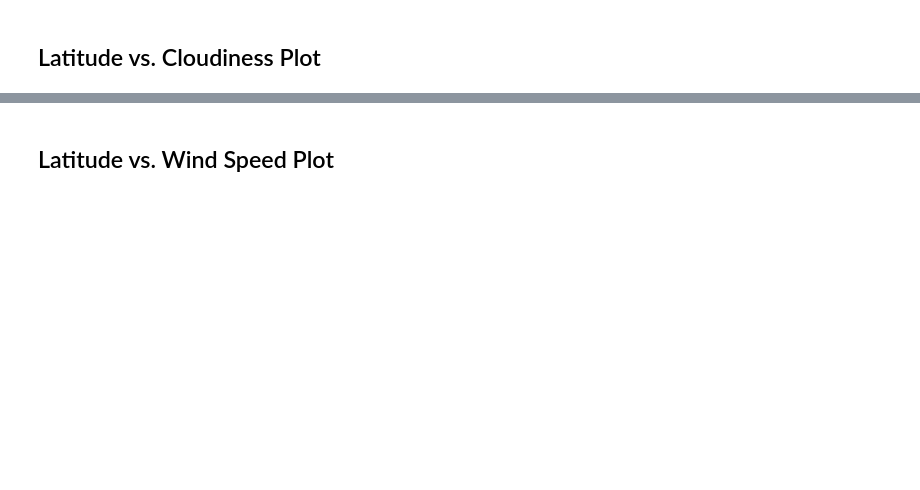
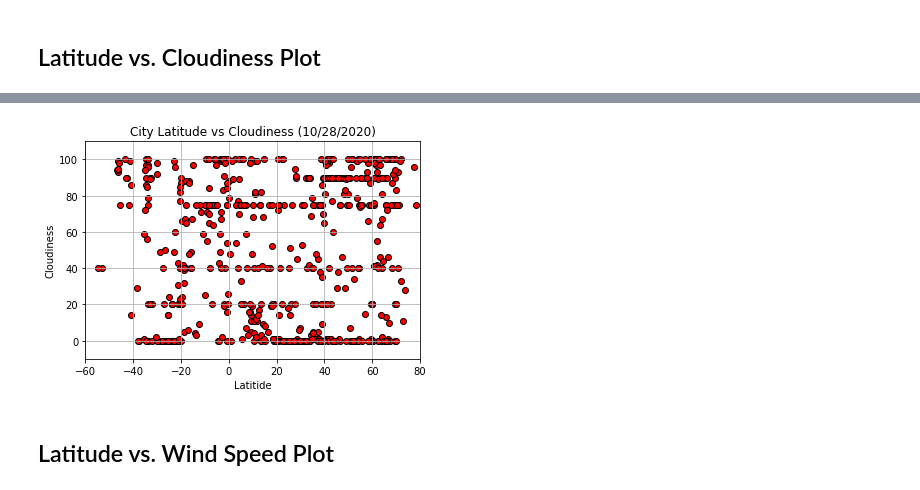
Before and after one commit to khbader101/python_api_challenge, a Jupyter notebook: weatherpy/WeatherPy.ipynb, the cells around one changed output, grey strips where cells are left out. Cells and saved outputs as stored; diff of their text form; code cells hidden in the pictures; blank space fills up the shorter version.

```diff
--- a/weatherpy/WeatherPy.ipynb
+++ b/weatherpy/WeatherPy.ipynb
@@ -249,2 +274,19 @@ Int64Index([], dtype='int64')
+# %%
+plt.scatter(city_data["Lat"], city_data["Cloudiness"], marker='o',color = "red", edgecolors= "black")
+plt.title("City Latitude vs Cloudiness (10/28/2020)")
+
+
+plt.ylabel("Cloudiness")
+plt.xlabel("Latitide")
+plt.ylim(-10,110)
+plt.xlim(-60, 80)
+plt.grid()
+
+
+plt.savefig("Lat_Vs_Cloudiness.png")
+
+plt.show()
+# %% [output]
+[figure, added]
 # %% [markdown]
 ## Latitude vs. Wind Speed Plot
```
Also changed, not shown: parts of 7 cells of this notebook, 4 other files.
